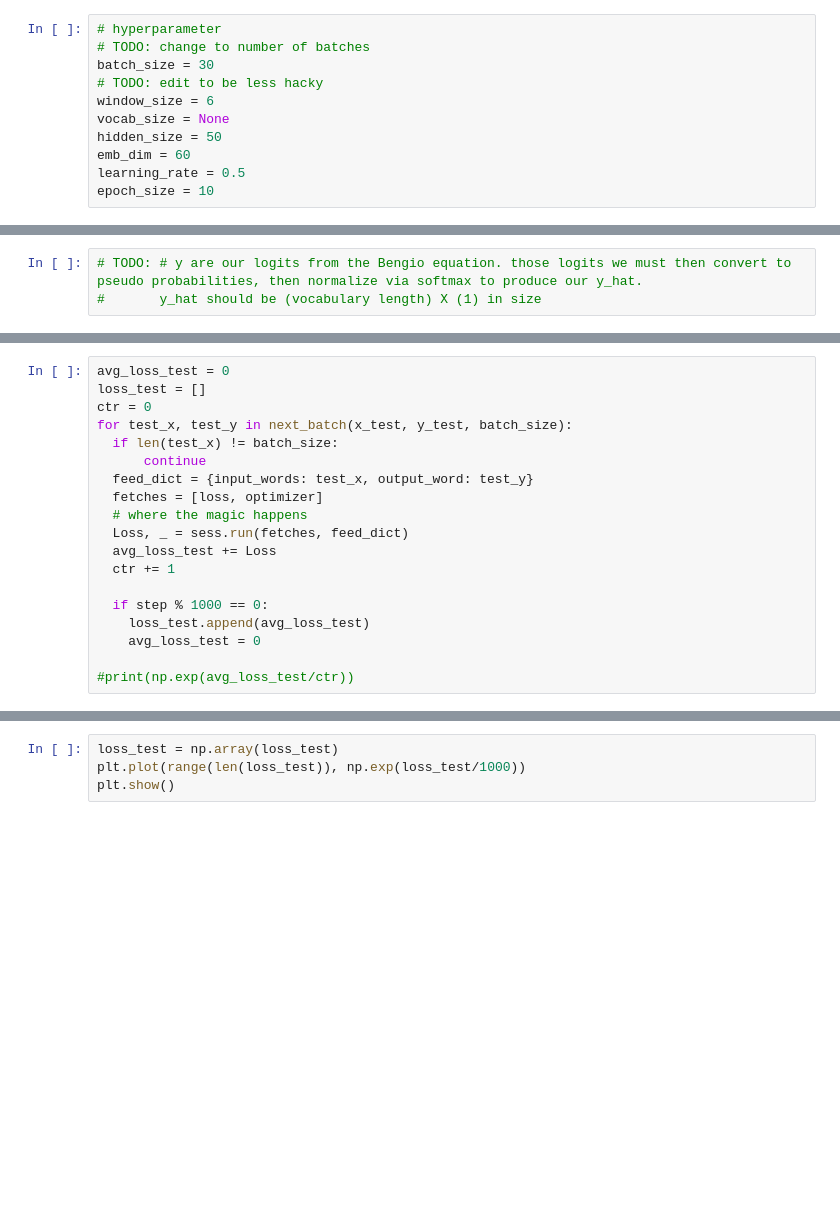
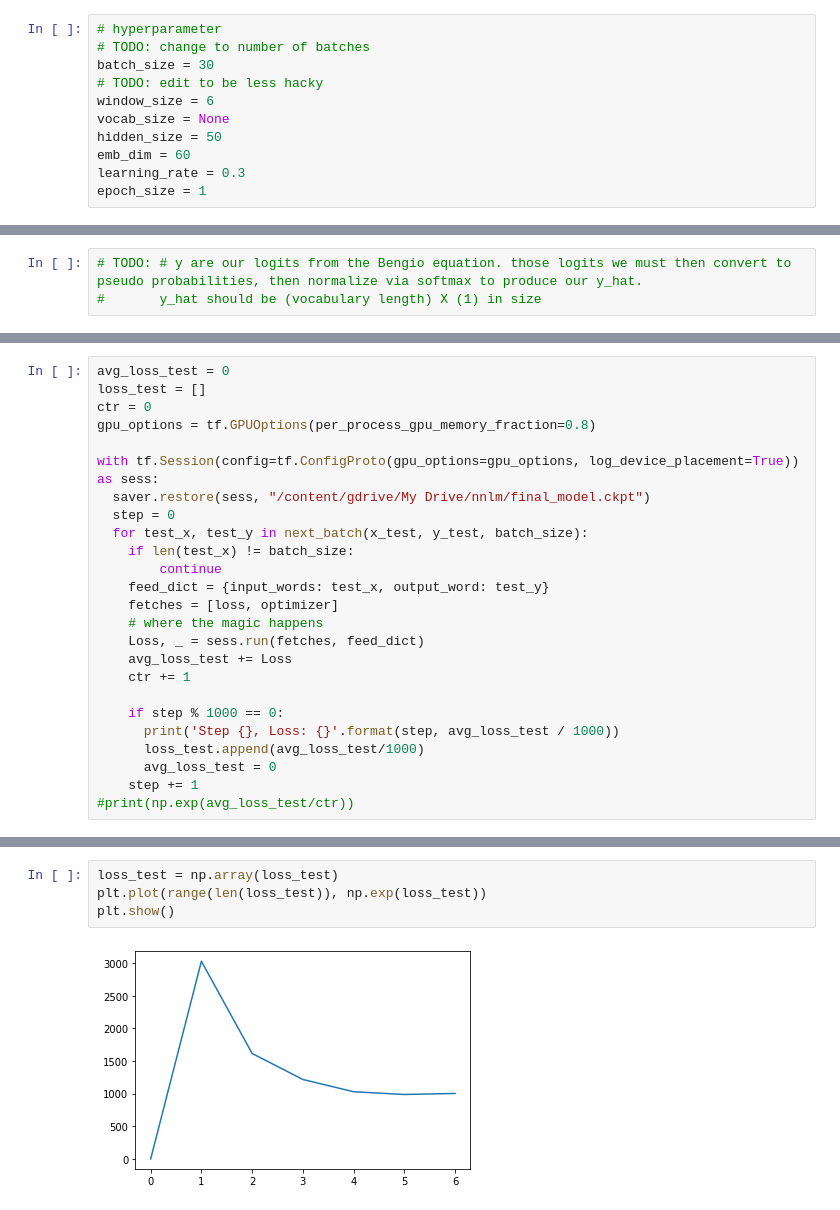
Before and after one commit to kjschmidt913/NLP, a Jupyter notebook: project-2/NNLM.ipynb, the cells around one changed output, grey strips where cells are left out. Saved outputs shown, nothing was run; the diff lists cells and outputs as text; blank space fills up the shorter version.

Commit message:
Corrected test session

```diff
--- a/project-2/NNLM.ipynb
+++ b/project-2/NNLM.ipynb
@@ -80,8 +80,8 @@ window_size = 6
 vocab_size = None
 hidden_size = 50
 emb_dim = 60
-learning_rate = 0.5
-epoch_size = 10
+learning_rate = 0.3
+epoch_size = 1
 # %%
 import nltk
 nltk.download('punkt')
@@ -297,18 +300,24 @@ print('Number of batch: {}'.format(len(x_test) / batch_size))
 avg_loss_test = 0
 loss_test = []
 ctr = 0
-for test_x, test_y in next_batch(x_test, y_test, batch_size):
-  if len(test_x) != batch_size:
-      continue
-  feed_dict = {input_words: test_x, output_word: test_y}
-  fetches = [loss, optimizer]
-  # where the magic happens
-  Loss, _ = sess.run(fetches, feed_dict)
-  avg_loss_test += Loss
-  ctr += 1
+gpu_options = tf.GPUOptions(per_process_gpu_memory_fraction=0.8)
 
-  if step % 1000 == 0:
-    loss_test.append(avg_loss_test)
-    avg_loss_test = 0
+with tf.Session(config=tf.ConfigProto(gpu_options=gpu_options, log_device_placement=True)) as sess:
+  saver.restore(sess, "/content/gdrive/My Drive/nnlm/final_model.ckpt")
+  step = 0
+  for test_x, test_y in next_batch(x_test, y_test, batch_size):
+    if len(test_x) != batch_size:
+        continue
+    feed_dict = {input_words: test_x, output_word: test_y}
+    fetches = [loss, optimizer]
+    # where the magic happens
+    Loss, _ = sess.run(fetches, feed_dict)
+    avg_loss_test += Loss
+    ctr += 1
 
+    if step % 1000 == 0:
+      print('Step {}, Loss: {}'.format(step, avg_loss_test / 1000))
+      loss_test.append(avg_loss_test/1000)
+      avg_loss_test = 0
+    step += 1
 #print(np.exp(avg_loss_test/ctr))
@@ -315,4 +338,6 @@ for test_x, test_y in next_batch(x_test, y_test, batch_size):
 # %%
 loss_test = np.array(loss_test)
-plt.plot(range(len(loss_test)), np.exp(loss_test/1000))
+plt.plot(range(len(loss_test)), np.exp(loss_test))
 plt.show()
+# %% [output]
+[figure, added]
```
Also changed, not shown: parts of 6 cells of this notebook.
